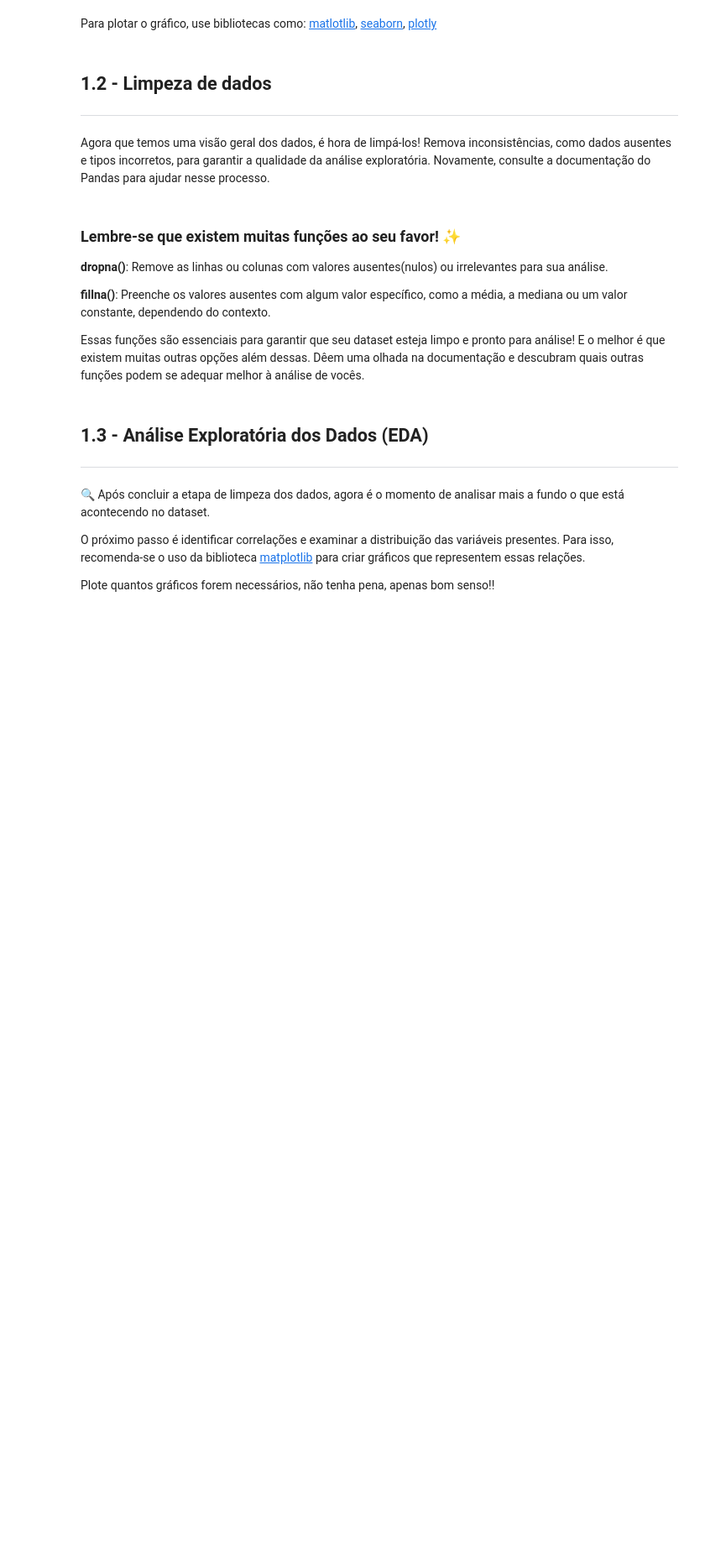
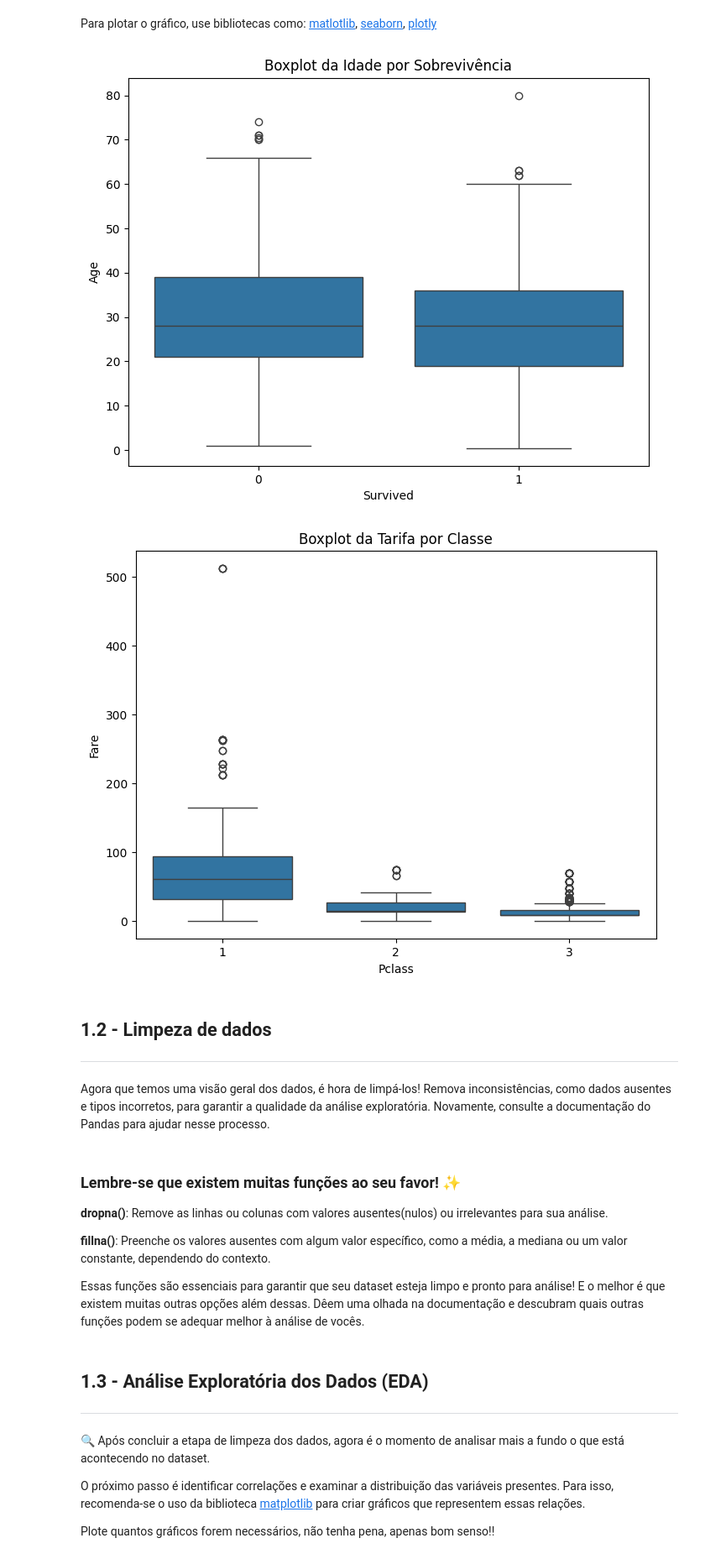
Before and after one commit to ianfalcao/Atividade-de-Analise-Exploratoria-de-Dados, a Jupyter notebook: notebook_EDA.ipynb, the cells around one changed output. Shown at 84% size. Saved outputs shown, nothing was run; the diff lists cells and outputs as text; code cells hidden in the pictures; blank space fills up the shorter version.

Commit message:
codes boxplot

```diff
--- a/notebook_EDA.ipynb
+++ b/notebook_EDA.ipynb
@@ -97,6 +132,18 @@ Ele te ajuda a realizar um resumo estatístico visual dos dados, mostrando media
 Para plotar o gráfico, use bibliotecas como: [matlotlib](https://matplotlib.org/stable/), [seaborn](https://seaborn.pydata.org/), [plotly](https://plotly.com/)
 # %%
 # Code aqui
+plt.figure(figsize=(8, 6))
+sns.boxplot(x='Survived', y='Age', data=df)
+plt.title('Boxplot da Idade por Sobrevivência')
+plt.show()
+
+plt.figure(figsize=(8, 6))
+sns.boxplot(x='Pclass', y='Fare', data=df)
+plt.title('Boxplot da Tarifa por Classe')
+plt.show()
+# %% [output]
+[figure, added]
+[figure, added]
 # %% [markdown]
 ## 1.2 - Limpeza de dados
 
```
Also changed, not shown: parts of 2 cells of this notebook.
